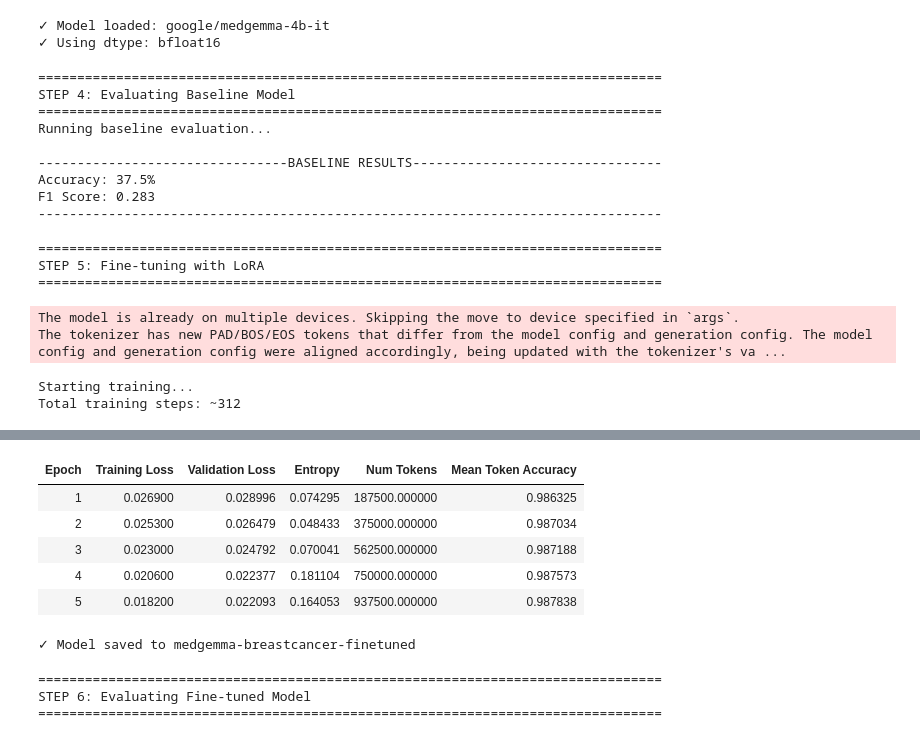
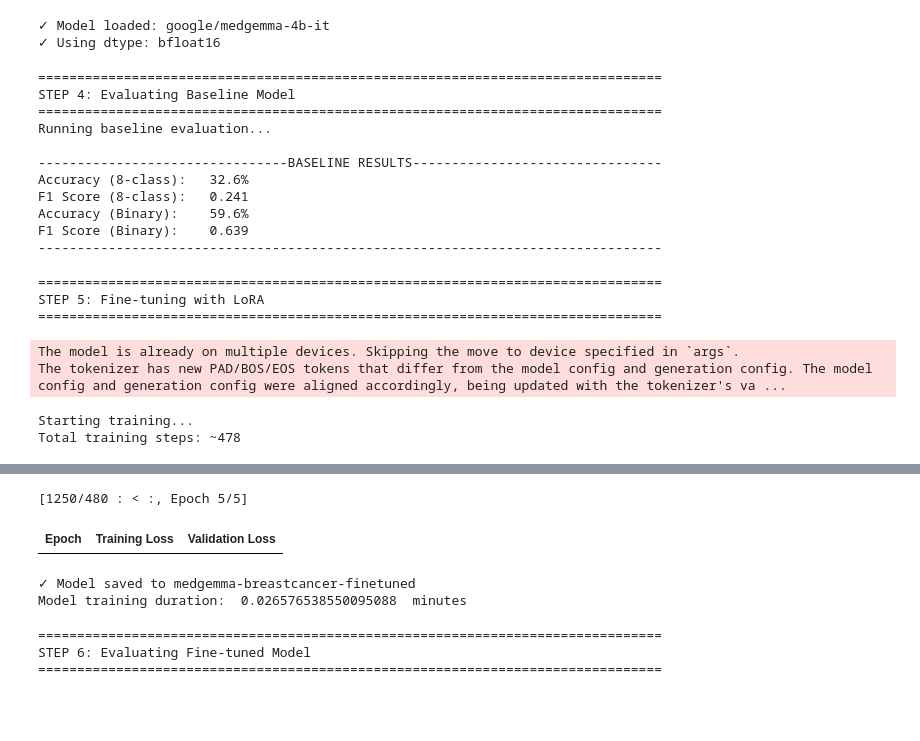
Before and after one commit to GoogleCloudPlatform/devrel-demos, a Jupyter notebook: ai-ml/finetune_medgemma/finetune_notebook.ipynb, the cells around one changed output, grey strips where cells are left out. Cells and saved outputs as stored; diff of their text form; code cells hidden in the pictures; blank space fills up the shorter version.

```diff
--- a/ai-ml/finetune_medgemma/finetune_notebook.ipynb
+++ b/ai-ml/finetune_medgemma/finetune_notebook.ipynb
@@ -222,13 +375,42 @@ print("="*80)
 accuracy_metric = evaluate.load("accuracy")
 f1_metric = evaluate.load("f1")
 
+# def compute_metrics(predictions, references):
+#     """Compute accuracy and weighted F1 score"""
+#     return {
+#         **accuracy_metric.compute(predictions=predictions, references=references),
+#         **f1_metric.compute(predictions=predictions, references=references, average="weighted")
+#     }
+
+
 def compute_metrics(predictions, references):
-    """Compute accuracy and weighted F1 score"""
+    """Compute 8-class and binary (benign/malignant) metrics."""
+
+    # --- 1. 8-class (multi-class) metrics (Original) ---
+    multi_class_acc = accuracy_metric.compute(predictions=predictions, references=references)
+    multi_class_f1 = f1_metric.compute(predictions=predictions, references=references, average="weighted")
+
+    # --- 2. Binary (benign/malignant) metrics (New) ---
+
+    # Convert lists to binary:
+    # Labels 0-3 are 'benign' (0)
+    # Labels 4-7 are 'malignant' (1)
+    # Parsed -1 (error) remains -1 so it's counted as wrong
+    binary_preds = [1 if p > 3 else 0 if p >= 0 else -1 for p in predictions]
+    binary_refs = [1 if r > 3 else 0 for r in references] # True labels are always 0-7
+
+    binary_acc = accuracy_metric.compute(predictions=binary_preds, references=binary_refs)
+
+    # Use average='binary' for F1. This calculates F1 for the positive class (1, malignant)
+    binary_f1 = f1_metric.compute(predictions=binary_preds, references=binary_refs, average="binary")
+
+    # --- 3. Return all metrics ---
     return {
-        **accuracy_metric.compute(predictions=predictions, references=references),
-        **f1_metric.compute(predictions=predictions, references=references, average="weighted")
+        "accuracy_8class": multi_class_acc['accuracy'],
+        "f1_8class_weighted": multi_class_f1['f1'],
+        "accuracy_binary": binary_acc['accuracy'],
+        "f1_binary_malignant": binary_f1['f1']
     }
-
 def postprocess_prediction(text):
     """
     Extract predicted class number from model output.
@@ -302,10 +484,19 @@ print("Running baseline evaluation...")
 baseline_preds = batch_predict(model, processor, eval_prompts, eval_images)
 baseline_metrics = compute_metrics(baseline_preds, eval_labels)
 
+# print(f"\n{'BASELINE RESULTS':-^80}")
+# print(f"Accuracy: {baseline_metrics['accuracy']:.1%}")
+# print(f"F1 Score: {baseline_metrics['f1']:.3f}")
+# print("-"*80)
+
+
+
 print(f"\n{'BASELINE RESULTS':-^80}")
-print(f"Accuracy: {baseline_metrics['accuracy']:.1%}")
-print(f"F1 Score: {baseline_metrics['f1']:.3f}")
-print("-"*80)
+print(f"Accuracy (8-class):   {baseline_metrics['accuracy_8class']:.1%}")
+print(f"F1 Score (8-class):   {baseline_metrics['f1_8class_weighted']:.3f}")
+print(f"Accuracy (Binary):    {baseline_metrics['accuracy_binary']:.1%}")
+print(f"F1 Score (Binary):    {baseline_metrics['f1_binary_malignant']:.3f}")
+print("-" * 80)
 # %% [output]
 ================================================================================
 STEP 4: Evaluating Baseline Model
@@ -313,8 +504,10 @@ STEP 4: Evaluating Baseline Model
 Running baseline evaluation...
 
 --------------------------------BASELINE RESULTS--------------------------------
-Accuracy: 37.5%
-F1 Score: 0.283
+Accuracy (8-class):   32.6%
+F1 Score (8-class):   0.241
+Accuracy (Binary):    59.6%
+F1 Score (Binary):    0.639
 --------------------------------------------------------------------------------
 # %%
 
@@ -415,7 +608,8 @@ training_args = SFTConfig(
     max_grad_norm=0.3,  # Clip gradients to prevent instability
     bf16=True,  # Use bfloat16 precision
     logging_steps=10,
-    save_strategy="epoch",
+    save_strategy="steps",
+    save_steps=100,
     eval_strategy="epoch",
     push_to_hub=False,
     report_to="none",
@@ -444,10 +638,11 @@ trainer = SFTTrainer(
 
 # Train the model
 print("Starting training...")
-print(f"Total training steps: ~{(TRAIN_SIZE * 5) // 8}")
+print(f"Total training steps: ~{(len(formatted_train) * 5) // 8}")
 start_time = time.perf_counter()
 
-trainer.train()
+# trainer.train()
+trainer.train(resume_from_checkpoint=True)
 end_time = time.perf_counter()
 
 # Save the fine-tuned model
@@ -459,4 +654,4 @@ print("Model training duration: ", (end_time - start_time)/60, " minutes")
 The model is already on multiple devices. Skipping the move to device specified in `args`.
 The tokenizer has new PAD/BOS/EOS tokens that differ from the model config and generation config. The model config and generation config were aligned accordingly, being updated with the tokenizer's va ...
 Starting training...
-Total training steps: ~312
+Total training steps: ~478
@@ -464,10 +660,7 @@ Total training steps: ~312
+[1250/480 : < :, Epoch 5/5]
-| Epoch | Training Loss | Validation Loss | Entropy | Num Tokens | Mean Token Accuracy |
-| 1 | 0.026900 | 0.028996 | 0.074295 | 187500.000000 | 0.986325 |
-| 2 | 0.025300 | 0.026479 | 0.048433 | 375000.000000 | 0.987034 |
-| 3 | 0.023000 | 0.024792 | 0.070041 | 562500.000000 | 0.987188 |
-| 4 | 0.020600 | 0.022377 | 0.181104 | 750000.000000 | 0.987573 |
-| 5 | 0.018200 | 0.022093 | 0.164053 | 937500.000000 | 0.987838 |
+| Epoch | Training Loss | Validation Loss |
-✓ Model saved to medgemma-breastcancer-finetuned
+✓ Model saved to medgemma-breastcancer-finetuned
+Model training duration:  0.026576538550095088  minutes
 # %%
 
 # ============================================================================
```
Also changed, not shown: parts of 10 cells of this notebook.
